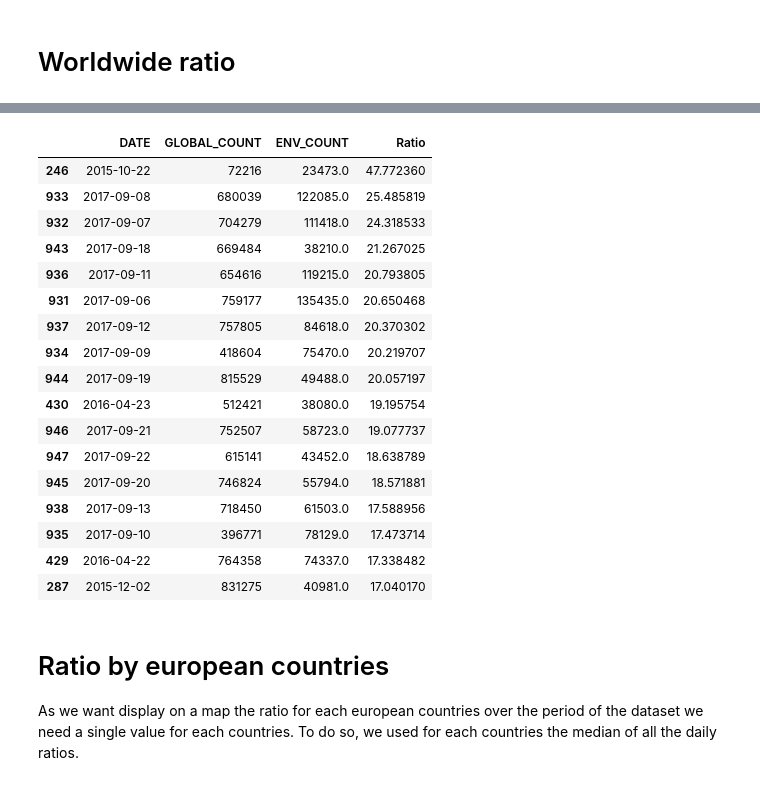
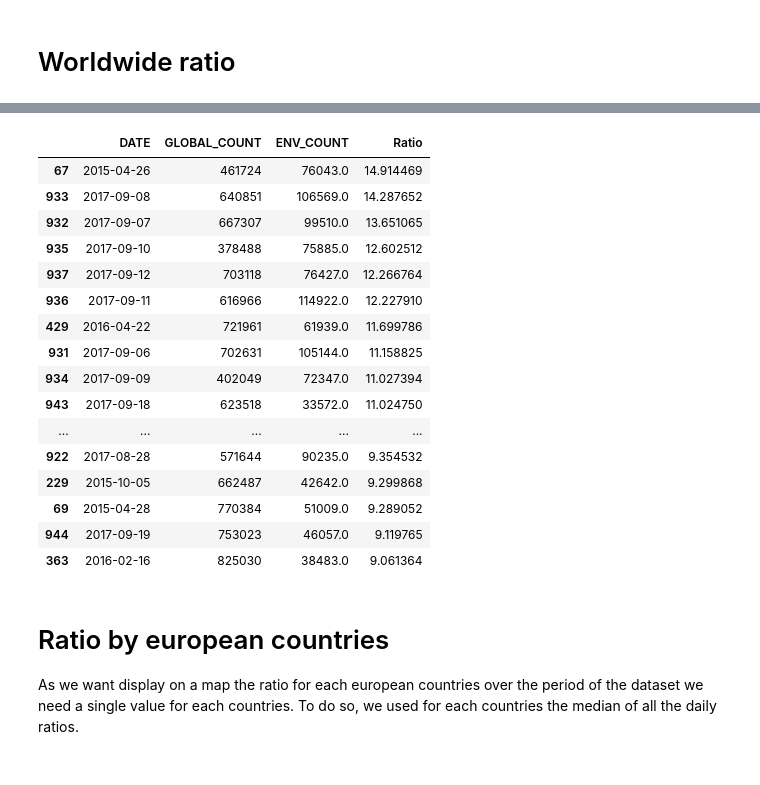
Before and after one commit to damlobster/ada2018, a Jupyter notebook: src/local/mentions_count/mentions_counts.ipynb, the cells around one changed output, grey strips where cells are left out. Drawn from its saved outputs; the diff is of its cells as text; code cells hidden in the pictures.

```diff
--- a/src/local/mentions_count/mentions_counts.ipynb
+++ b/src/local/mentions_count/mentions_counts.ipynb
@@ -14,7 +14,7 @@ from helper import load_countries, join_countries
 %load_ext autoreload
 %autoreload 2
 # %%
-DOMAIN_LOCALIZATION = False
+DOMAIN_LOCALIZATION = True
 
 DATA_PATH = "../../data/"
 
@@ -29,6 +29,7 @@ We first load the file processed on the cluster that contain the counts of menti
 # %%
 countries = load_countries(DATA_PATH+"assets/")
 counts = pd.read_csv(counts_file)
+counts.ENV_COUNT.fillna(0, inplace=True)
 counts.dropna(inplace=True)
 counts = join_countries(counts, countries, with_iso=True)
 counts = counts.assign(Ratio=counts.ENV_COUNT/counts.GLOBAL_COUNT)
@@ -86,24 +87,23 @@ Text(0, 0.5, 'Ratio [%]')
 # %%
-worldwide_ratio[worldwide_ratio.Ratio>17.0].sort_values("Ratio", ascending=False)
+worldwide_ratio[worldwide_ratio.Ratio>9.0].sort_values("Ratio", ascending=False)
 # %% [output]
 |  | DATE | GLOBAL_COUNT | ENV_COUNT | Ratio |
-| 246 | 2015-10-22 | 72216 | 23473.0 | 47.772360 |
-| 933 | 2017-09-08 | 680039 | 122085.0 | 25.485819 |
-| 932 | 2017-09-07 | 704279 | 111418.0 | 24.318533 |
-| 943 | 2017-09-18 | 669484 | 38210.0 | 21.267025 |
-| 936 | 2017-09-11 | 654616 | 119215.0 | 20.793805 |
-| 931 | 2017-09-06 | 759177 | 135435.0 | 20.650468 |
-| 937 | 2017-09-12 | 757805 | 84618.0 | 20.370302 |
-| 934 | 2017-09-09 | 418604 | 75470.0 | 20.219707 |
-| 944 | 2017-09-19 | 815529 | 49488.0 | 20.057197 |
-| 430 | 2016-04-23 | 512421 | 38080.0 | 19.195754 |
-| 946 | 2017-09-21 | 752507 | 58723.0 | 19.077737 |
-| 947 | 2017-09-22 | 615141 | 43452.0 | 18.638789 |
-| 945 | 2017-09-20 | 746824 | 55794.0 | 18.571881 |
-| 938 | 2017-09-13 | 718450 | 61503.0 | 17.588956 |
-| 935 | 2017-09-10 | 396771 | 78129.0 | 17.473714 |
-| 429 | 2016-04-22 | 764358 | 74337.0 | 17.338482 |
-| 287 | 2015-12-02 | 831275 | 40981.0 | 17.040170 |
+| 67 | 2015-04-26 | 461724 | 76043.0 | 14.914469 |
+| 933 | 2017-09-08 | 640851 | 106569.0 | 14.287652 |
+| 932 | 2017-09-07 | 667307 | 99510.0 | 13.651065 |
+| 935 | 2017-09-10 | 378488 | 75885.0 | 12.602512 |
+| 937 | 2017-09-12 | 703118 | 76427.0 | 12.266764 |
+| 936 | 2017-09-11 | 616966 | 114922.0 | 12.227910 |
+| 429 | 2016-04-22 | 721961 | 61939.0 | 11.699786 |
+| 931 | 2017-09-06 | 702631 | 105144.0 | 11.158825 |
+| 934 | 2017-09-09 | 402049 | 72347.0 | 11.027394 |
+| 943 | 2017-09-18 | 623518 | 33572.0 | 11.024750 |
+| ... | ... | ... | ... | ... |
+| 922 | 2017-08-28 | 571644 | 90235.0 | 9.354532 |
+| 229 | 2015-10-05 | 662487 | 42642.0 | 9.299868 |
+| 69 | 2015-04-28 | 770384 | 51009.0 | 9.289052 |
+| 944 | 2017-09-19 | 753023 | 46057.0 | 9.119765 |
+| 363 | 2016-02-16 | 825030 | 38483.0 | 9.061364 |
 # %% [markdown]
 # Ratio by european countries
 As we want display on a map the ratio for each european countries over the period of the dataset we need a single value for each countries. To do so, we used for each countries the median of all the daily ratios.
```
Also changed, not shown: parts of 7 cells of this notebook, 6 other files.
